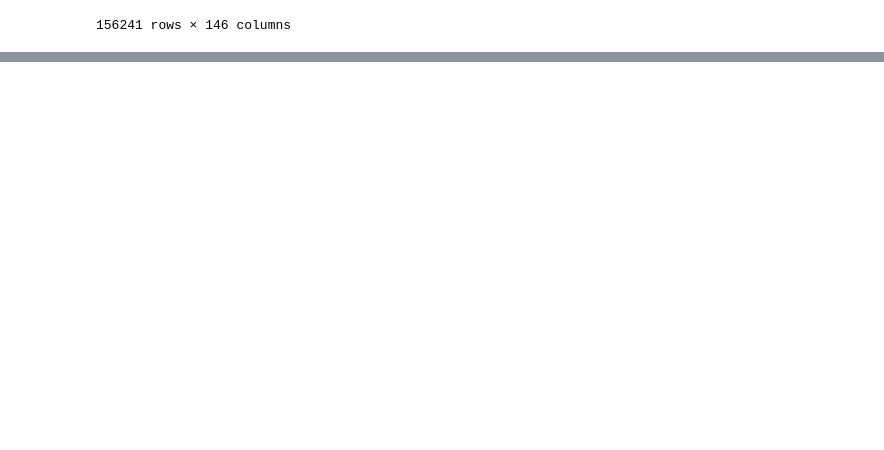
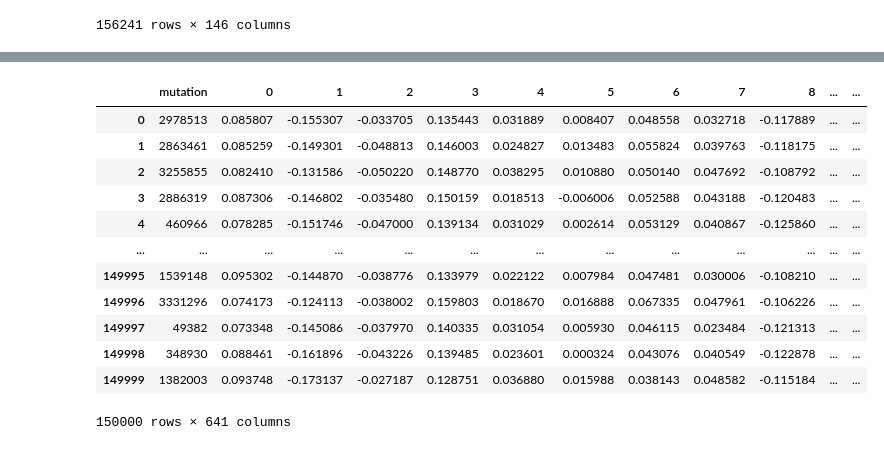
Before and after one commit to ziul-bio/DMS_a-syn, a Jupyter notebook: data_processing.ipynb, the cells around one changed output, grey strips where cells are left out. Saved outputs shown, nothing was run; the diff lists cells and outputs as text; code cells hidden in the pictures; blank space fills up the shorter version.

```diff
--- a/data_processing.ipynb
+++ b/data_processing.ipynb
@@ -610,0 +808,19 @@ muts
+# %%
+#embeds = load_mean_embeds('embeddings/a_syn_all_AA_150k_2mut_esm2_150M_mean')
+#embeds.to_pickle('embeddings/a_syn_all_AA_150k_2mut_esm2_150M_mean.pkl')
+embeds = pd.read_pickle('embeddings/a_syn_all_AA_150k_2mut_esm2_150M_mean.pkl')
+embeds
+# %% [output]
+|  | mutation | 0 | 1 | 2 | 3 | 4 | 5 | 6 | 7 | 8 | ... | ... |
+| 0 | 2978513 | 0.085807 | -0.155307 | -0.033705 | 0.135443 | 0.031889 | 0.008407 | 0.048558 | 0.032718 | -0.117889 | ... | ... |
+| 1 | 2863461 | 0.085259 | -0.149301 | -0.048813 | 0.146003 | 0.024827 | 0.013483 | 0.055824 | 0.039763 | -0.118175 | ... | ... |
+| 2 | 3255855 | 0.082410 | -0.131586 | -0.050220 | 0.148770 | 0.038295 | 0.010880 | 0.050140 | 0.047692 | -0.108792 | ... | ... |
+| 3 | 2886319 | 0.087306 | -0.146802 | -0.035480 | 0.150159 | 0.018513 | -0.006006 | 0.052588 | 0.043188 | -0.120483 | ... | ... |
+| 4 | 460966 | 0.078285 | -0.151746 | -0.047000 | 0.139134 | 0.031029 | 0.002614 | 0.053129 | 0.040867 | -0.125860 | ... | ... |
+| ... | ... | ... | ... | ... | ... | ... | ... | ... | ... | ... | ... | ... |
+| 149995 | 1539148 | 0.095302 | -0.144870 | -0.038776 | 0.133979 | 0.022122 | 0.007984 | 0.047481 | 0.030006 | -0.108210 | ... | ... |
+| 149996 | 3331296 | 0.074173 | -0.124113 | -0.038002 | 0.159803 | 0.018670 | 0.016888 | 0.067335 | 0.047961 | -0.106226 | ... | ... |
+| 149997 | 49382 | 0.073348 | -0.145086 | -0.037970 | 0.140335 | 0.031054 | 0.005930 | 0.046115 | 0.023484 | -0.121313 | ... | ... |
+| 149998 | 348930 | 0.088461 | -0.161896 | -0.043226 | 0.139485 | 0.023601 | 0.000324 | 0.043076 | 0.040549 | -0.122878 | ... | ... |
+| 149999 | 1382003 | 0.093748 | -0.173137 | -0.027187 | 0.128751 | 0.036880 | 0.015988 | 0.038143 | 0.048582 | -0.115184 | ... | ... |
+150000 rows × 641 columns
```
Also changed, not shown: parts of 24 cells of this notebook, 1 other file.
